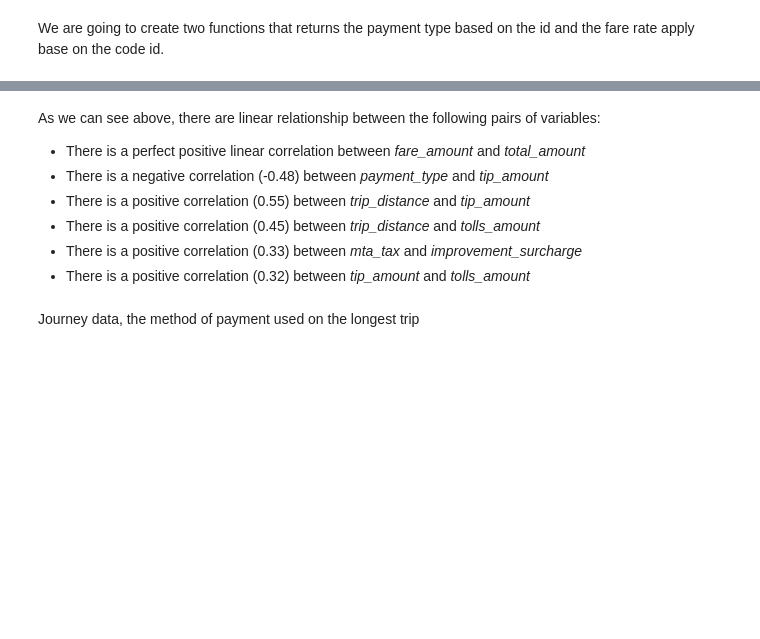
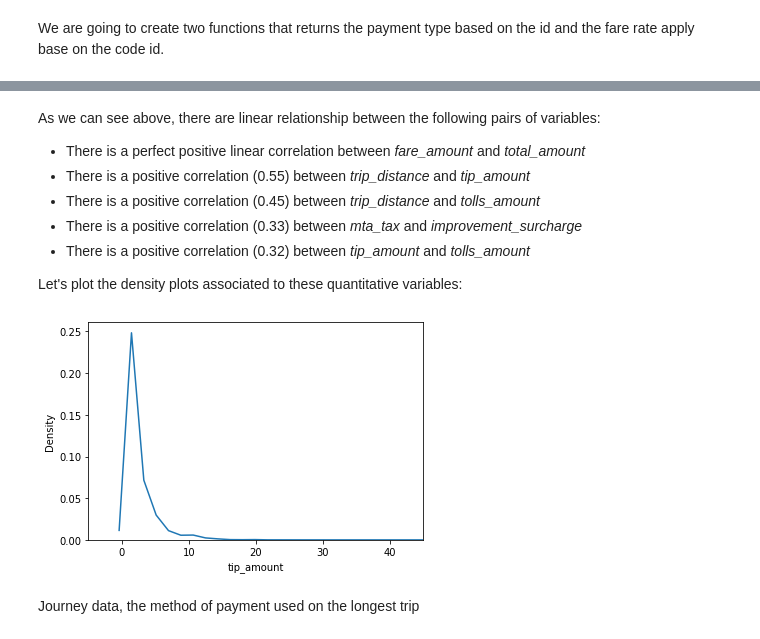
Before and after one commit to luisrodrigar/scalable-distributed-computing, a Jupyter notebook: Lab 2 - PySpark/pyspark-serial.ipynb, the cells around one changed output, grey strips where cells are left out. Cells and saved outputs as stored; diff of their text form; code cells hidden in the pictures; blank space fills up the shorter version.

```diff
--- a/Lab 2 - PySpark/pyspark-serial.ipynb
+++ b/Lab 2 - PySpark/pyspark-serial.ipynb
@@ -104,11 +142,19 @@ plt.show()
 As we can see above, there are linear relationship between the following pairs of variables:
 
 - There is a perfect positive linear correlation between _fare\_amount_ and _total\_amount_
-- There is a negative correlation (-0.48) between _payment\_type_ and _tip\_amount_
 - There is a positive correlation (0.55) between _trip\_distance_ and _tip\_amount_
 - There is a positive correlation (0.45) between _trip\_distance_ and _tolls\_amount_
 - There is a positive correlation (0.33) between _mta\_tax_ and _improvement\_surcharge_
 - There is a positive correlation (0.32) between _tip\_amount_ and _tolls\_amount_
+
+
+Let's plot the density plots associated to these quantitative variables:
+# %%
+sns.kdeplot(data=df, x="tip_amount")
+plt.xlim(-5, 45)
+plt.show()
+# %% [output]
+[figure, added]
 # %% [markdown]
 Journey data, the method of payment used on the longest trip
 # %%
```
Also changed, not shown: parts of 10 cells of this notebook, 1 other file.
